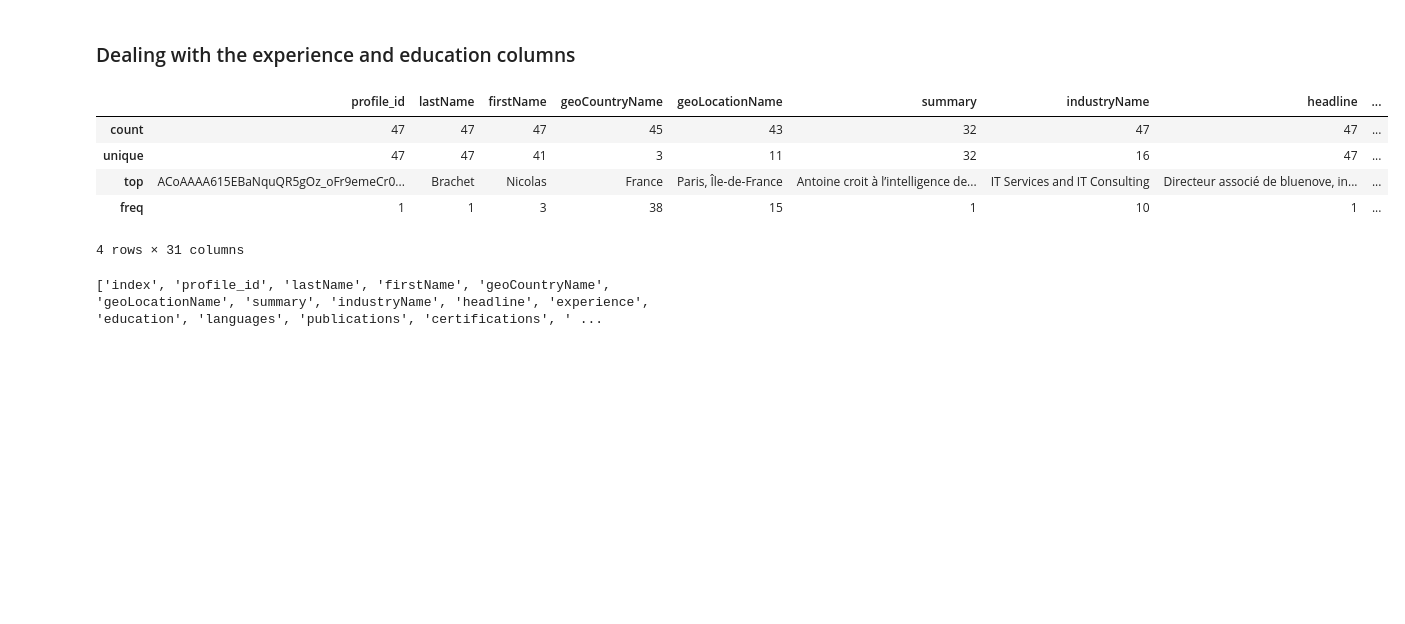
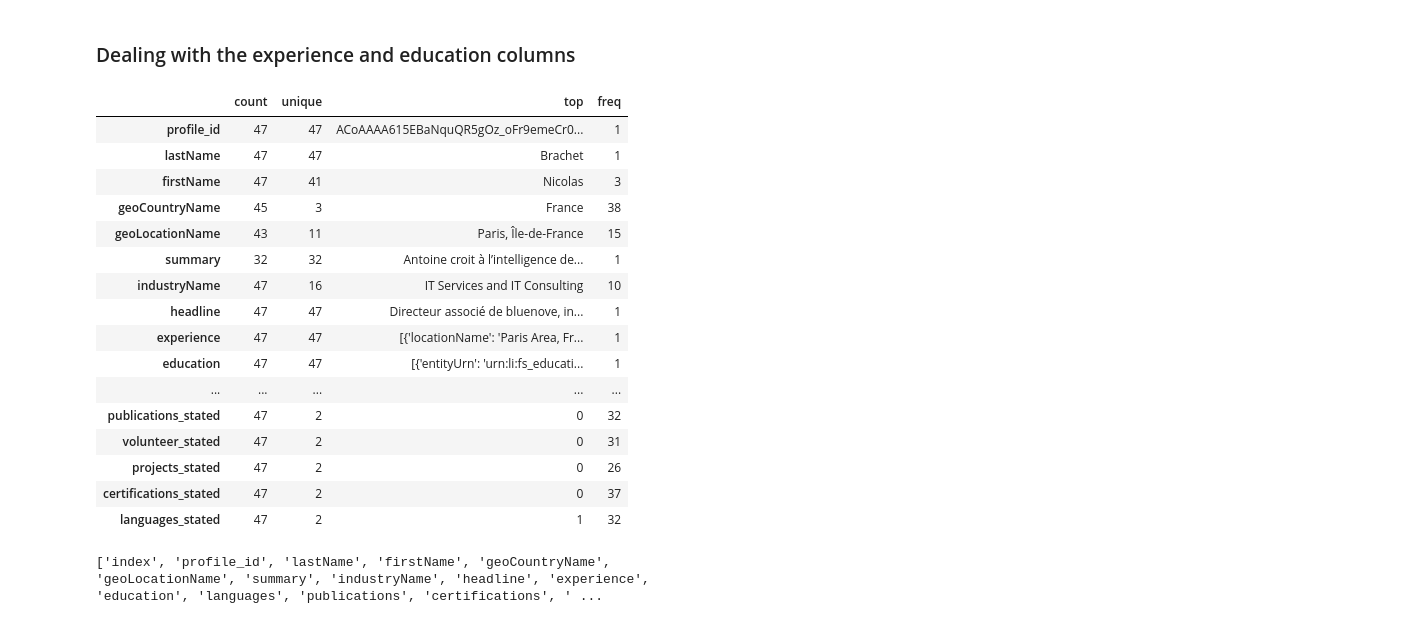
Before and after one commit to tatdef/IH_final_project, a Jupyter notebook: profiles/jsons_to_dataframe_cleaning.ipynb, the cells around one changed output. Cells and saved outputs as stored; diff of their text form; code cells hidden in the pictures; blank space fills up the shorter version.

```diff
--- a/profiles/jsons_to_dataframe_cleaning.ipynb
+++ b/profiles/jsons_to_dataframe_cleaning.ipynb
@@ -180,5 +135,0 @@ Name: projects_stated, dtype: int64
-# %%
-# CERTIFICATIONS
-profiles['certifications'] = (profiles['certifications'] ).astype(str)
-profiles['certifications_stated']=np.where(profiles['certifications']=='[]', '0', '1')
-profiles['certifications_stated'].value_counts()
@@ -189,6 +135,0 @@ Name: certifications_stated, dtype: int64
-# %%
-# LANGUAGE_COUNT
-profiles['languages'] = (profiles['languages']).astype(str)
-profiles['languages3'] = (profiles['languages3']).astype(str)
-profiles['languages_over2']=np.where(profiles['languages3']=='nan', '0', '1')
-profiles['languages_over2'].value_counts()
@@ -199,4 +135,0 @@ Name: languages_over2, dtype: int64
-# %%
-# LANGUAGES
-profiles['languages_stated']=np.where(profiles['languages']=='[]', '0', '1')
-profiles['languages_stated'].value_counts()
@@ -206,0 +157,19 @@ Name: languages_stated, dtype: int64
+# %%
+# we want to drop the columns with too many missing values
+# for columns projects, publications, certifications, and honors, there were a lot of missing values
+# (our original code exploded them like the experience, language and education information)
+# for these columns, we will create one column that states whether this section was filled
+# and keep the detail in just the original column as text.
+# for languages, we will do the same but also keep whether 3 or more languages were stated
+
+profiles['languages3'] = (profiles['languages3']).astype(str)
+profiles['languages_over2']=np.where(profiles['languages3']=='nan', '0', '1')
+print(profiles['languages_over2'].value_counts())
+
+list_columns=['honors', 'publications', 'volunteer', 'projects', 'certifications', 'languages']
+for i in list_columns:
+    profiles[i]=(profiles[i]).astype(str)
+    profiles[i+'_stated']=np.where(profiles[i]=='[]', '0', '1')
+    print(profiles[i+'_stated'].value_counts())
+
+profiles.head()
@@ -218,14 +212,25 @@ We could change the import code to not split the languages, publications, honors
 # %% [markdown]
 ### Dealing with the experience and education columns
 # %%
-profiles.describe(include='O')
+profiles.describe(include='O').T
 # %% [output]
-|  | profile_id | lastName | firstName | geoCountryName | geoLocationName | summary | industryName | headline | ... |
-| count | 47 | 47 | 47 | 45 | 43 | 32 | 47 | 47 | ... |
-| unique | 47 | 47 | 41 | 3 | 11 | 32 | 16 | 47 | ... |
-| top | ACoAAAA615EBaNquQR5gOz_oFr9emeCr0... | Brachet | Nicolas | France | Paris, Île-de-France | Antoine croit à l’intelligence de... | IT Services and IT Consulting | Directeur associé de bluenove, in... | ... |
-| freq | 1 | 1 | 3 | 38 | 15 | 1 | 10 | 1 | ... |
+|  | count | unique | top | freq |
+| profile_id | 47 | 47 | ACoAAAA615EBaNquQR5gOz_oFr9emeCr0... | 1 |
+| lastName | 47 | 47 | Brachet | 1 |
+| firstName | 47 | 41 | Nicolas | 3 |
+| geoCountryName | 45 | 3 | France | 38 |
+| geoLocationName | 43 | 11 | Paris, Île-de-France | 15 |
+| summary | 32 | 32 | Antoine croit à l’intelligence de... | 1 |
+| industryName | 47 | 16 | IT Services and IT Consulting | 10 |
+| headline | 47 | 47 | Directeur associé de bluenove, in... | 1 |
+| experience | 47 | 47 | [{'locationName': 'Paris Area, Fr... | 1 |
+| education | 47 | 47 | [{'entityUrn': 'urn:li:fs_educati... | 1 |
+| ... | ... | ... | ... | ... |
+| publications_stated | 47 | 2 | 0 | 32 |
+| volunteer_stated | 47 | 2 | 0 | 31 |
+| projects_stated | 47 | 2 | 0 | 26 |
+| certifications_stated | 47 | 2 | 0 | 37 |
+| languages_stated | 47 | 2 | 1 | 32 |
-4 rows × 31 columns
 # %%
 profiles_experience=pd.concat([profiles,
 pd.DataFrame(profiles['experience1'].apply(pd.Series)).add_prefix('exp1_'),
```
Also changed, not shown: parts of 36 cells of this notebook, 2 other files.
